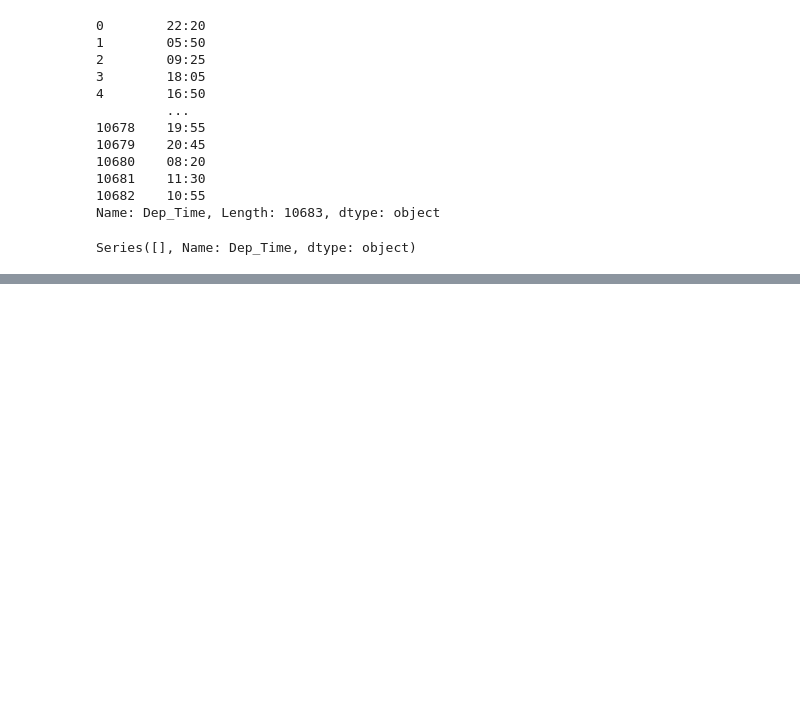
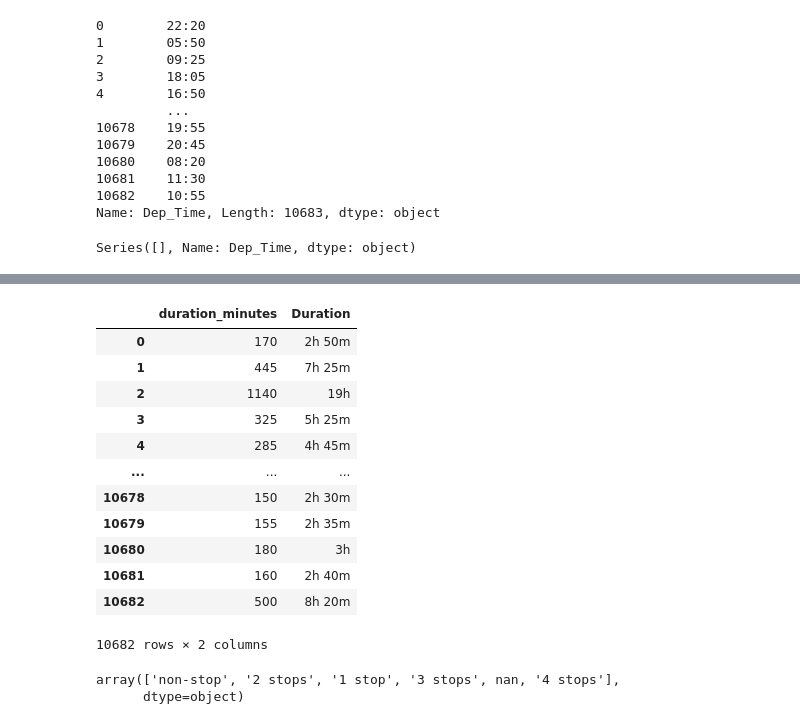
Before and after one commit to Dhanjith01/Flight-Price-Prediction, a Jupyter notebook: notebooks/datacleaning.ipynb, the cells around one changed output, grey strips where cells are left out. Cells and saved outputs as stored; diff of their text form; code cells hidden in the pictures; blank space fills up the shorter version.

```diff
--- a/notebooks/datacleaning.ipynb
+++ b/notebooks/datacleaning.ipynb
@@ -203,0 +339,50 @@ Series([], Name: Dep_Time, dtype: object)
+# %%
+(
+    flights
+    .Duration
+    .drop(index=[6474])
+    .str.split(" ",expand=True)                #expand=True gives dataframe
+    .set_axis(["hour","minute"],axis=1)        #quickly renames
+    .assign(
+        hour=lambda df_:(
+            df_
+            .hour
+            .str.replace("h","")
+            .astype(int)
+            .mul(60)                         #pandas method for multiplication, similar for add subb etc
+        ),
+        minute=lambda df:(
+            df
+            .minute
+            .str.replace("m","")
+            .fillna("0")
+            .astype(int)
+        )
+    )
+    .sum(axis=1)
+    #.dtypes
+    #.isna().sum()
+    .rename("duration_minutes")
+    .to_frame()
+    .join(flights.Duration.drop(index=[6474]))                                       #for side by side comparison
+)
+# %% [output]
+|  | duration_minutes | Duration |
+| 0 | 170 | 2h 50m |
+| 1 | 445 | 7h 25m |
+| 2 | 1140 | 19h |
+| 3 | 325 | 5h 25m |
+| 4 | 285 | 4h 45m |
+| ... | ... | ... |
+| 10678 | 150 | 2h 30m |
+| 10679 | 155 | 2h 35m |
+| 10680 | 180 | 3h |
+| 10681 | 160 | 2h 40m |
+| 10682 | 500 | 8h 20m |
+10682 rows × 2 columns
+# %%
+#Total Stops
+flights.Total_Stops.unique()
+# %% [output]
+array(['non-stop', '2 stops', '1 stop', '3 stops', nan, '4 stops'],
+      dtype=object)
```
Also changed, not shown: parts of 12 cells of this notebook.
